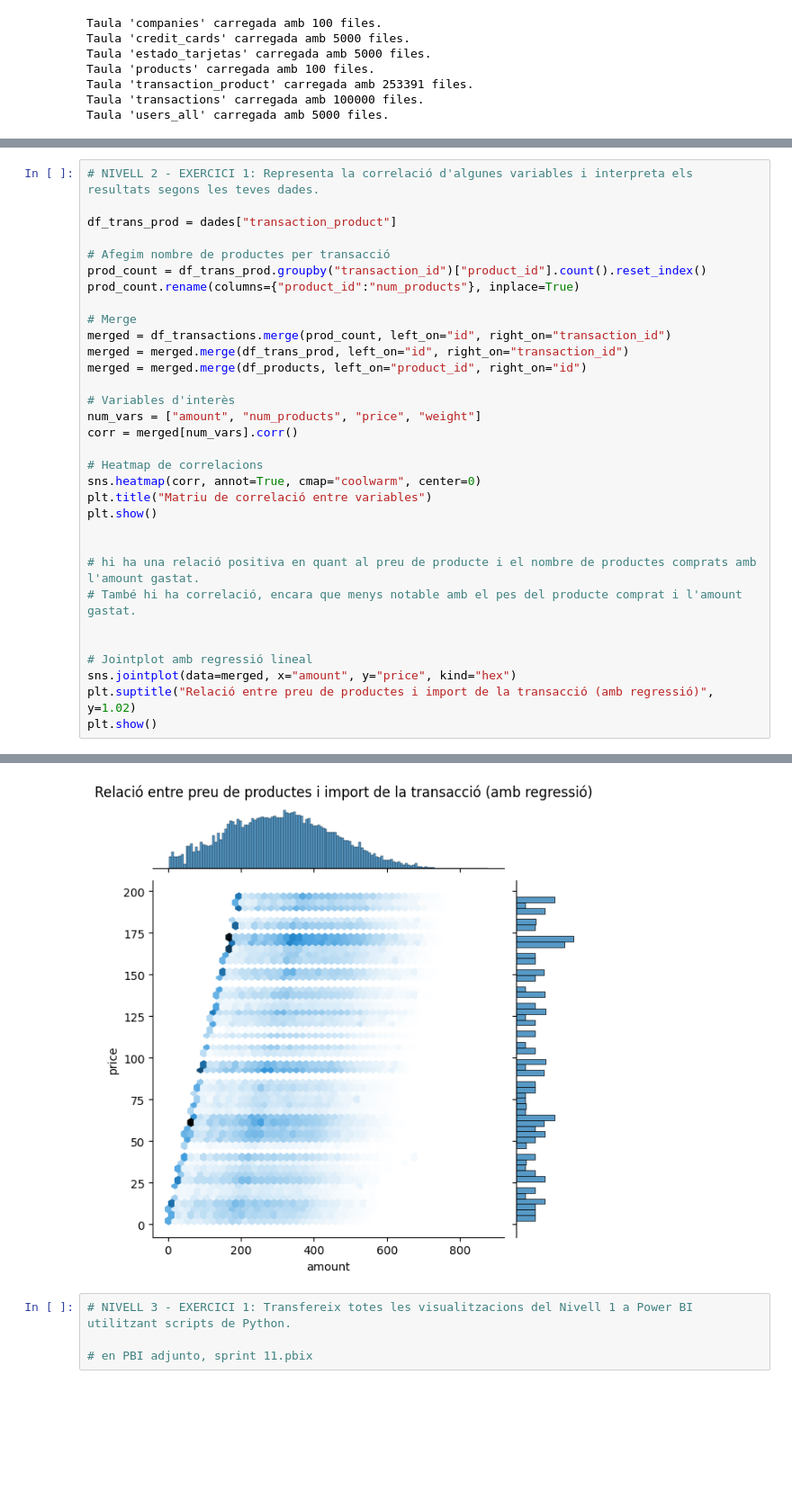
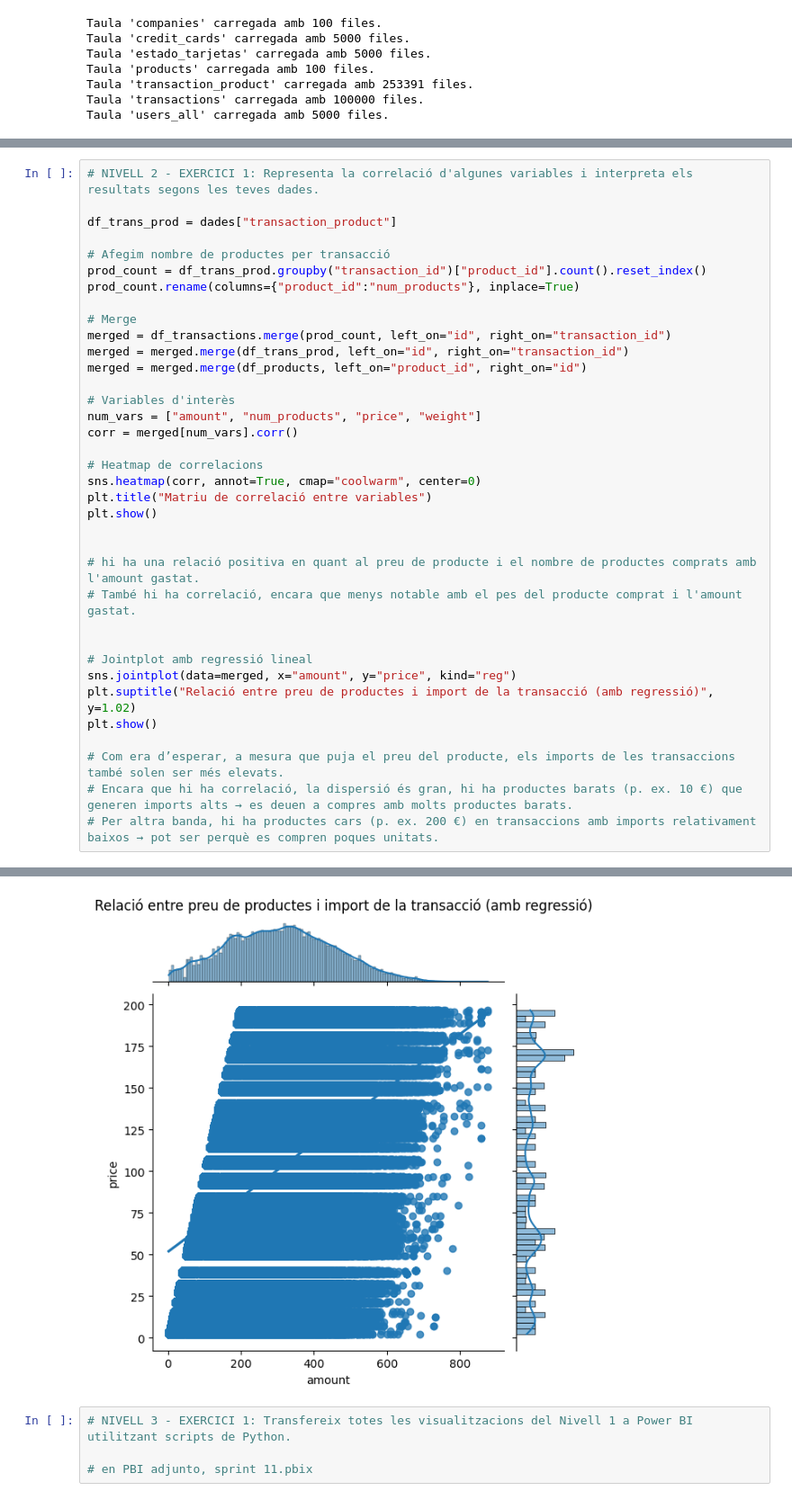
Before and after one commit to JoanRoNo/Python, a Jupyter notebook: SPRINT 11.ipynb, the cells around one changed output, grey strips where cells are left out. Shown at 90% size. Saved outputs shown, nothing was run; the diff lists cells and outputs as text; blank space fills up the shorter version.

```diff
--- a/SPRINT 11.ipynb
+++ b/SPRINT 11.ipynb
@@ -111,35 +113,39 @@ plt.show()
 df_trans_prod = dades["transaction_product"]
 
 # Afegim nombre de productes per transacció
 prod_count = df_trans_prod.groupby("transaction_id")["product_id"].count().reset_index()
 prod_count.rename(columns={"product_id":"num_products"}, inplace=True)
 
 # Merge
 merged = df_transactions.merge(prod_count, left_on="id", right_on="transaction_id")
 merged = merged.merge(df_trans_prod, left_on="id", right_on="transaction_id")
 merged = merged.merge(df_products, left_on="product_id", right_on="id")
 
 # Variables d'interès
 num_vars = ["amount", "num_products", "price", "weight"]
 corr = merged[num_vars].corr()
 
 # Heatmap de correlacions
 sns.heatmap(corr, annot=True, cmap="coolwarm", center=0)
 plt.title("Matriu de correlació entre variables")
 plt.show()
 
 
 # hi ha una relació positiva en quant al preu de producte i el nombre de productes comprats amb l'amount gastat.
 # També hi ha correlació, encara que menys notable amb el pes del producte comprat i l'amount gastat.
 
 
 # Jointplot amb regressió lineal
-sns.jointplot(data=merged, x="amount", y="price", kind="hex")
+sns.jointplot(data=merged, x="amount", y="price", kind="reg")
 plt.suptitle("Relació entre preu de productes i import de la transacció (amb regressió)", y=1.02)
 plt.show()
+
+# Com era d’esperar, a mesura que puja el preu del producte, els imports de les transaccions també solen ser més elevats.
+# Encara que hi ha correlació, la dispersió és gran, hi ha productes barats (p. ex. 10 €) que generen imports alts → es deuen a compres amb molts productes barats.
+# Per altra banda, hi ha productes cars (p. ex. 200 €) en transaccions amb imports relativament baixos → pot ser perquè es compren poques unitats.
 # %% [output]
 [figure]
-[figure, old version]
+[figure, new version]
 # %%
 # NIVELL 3 - EXERCICI 1: Transfereix totes les visualitzacions del Nivell 1 a Power BI utilitzant scripts de Python.
 
```
Also changed, not shown: parts of 1 cell of this notebook.
